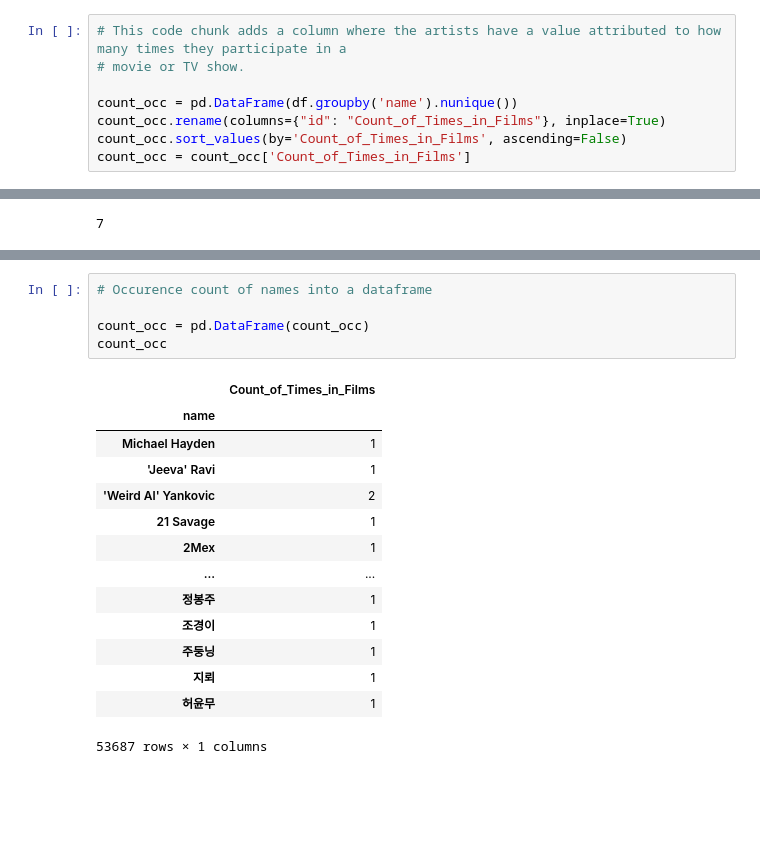
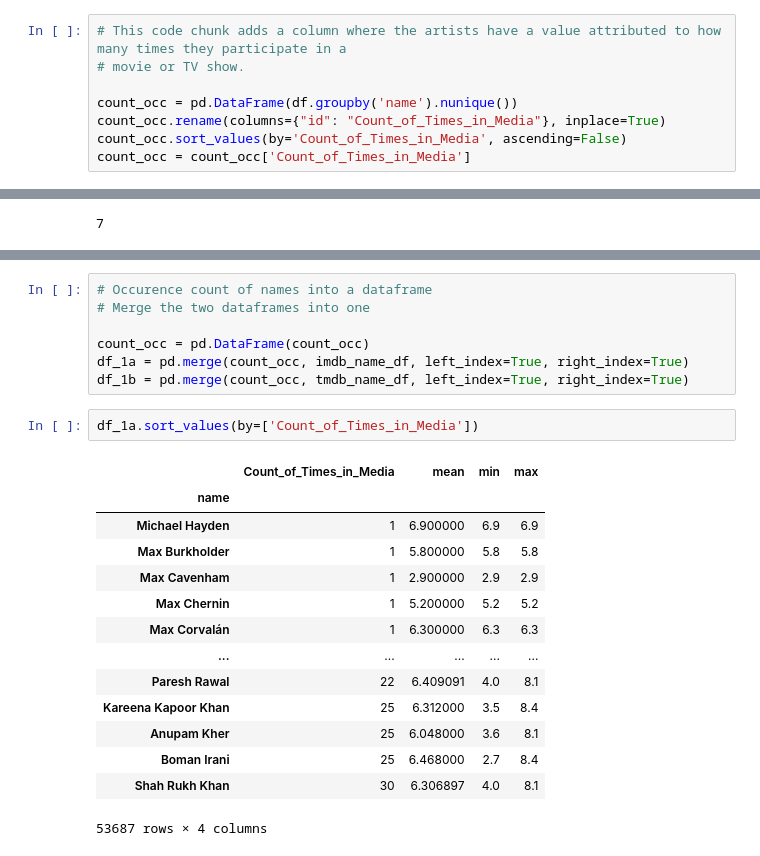
Before and after one commit to lukeonyw/netflix-analysis, a Jupyter notebook: netflix-analysis/Netflix Analysis.ipynb, the cells around one changed output, grey strips where cells are left out. Cells and saved outputs as stored; diff of their text form; blank space fills up the shorter version.

```diff
--- a/netflix-analysis/Netflix Analysis.ipynb
+++ b/netflix-analysis/Netflix Analysis.ipynb
@@ -146,9 +148,9 @@ df[df['name']=="Tom Hanks"]
 # movie or TV show.
 
 count_occ = pd.DataFrame(df.groupby('name').nunique())
-count_occ.rename(columns={"id": "Count_of_Times_in_Films"}, inplace=True)
-count_occ.sort_values(by='Count_of_Times_in_Films', ascending=False)
-count_occ = count_occ['Count_of_Times_in_Films']
+count_occ.rename(columns={"id": "Count_of_Times_in_Media"}, inplace=True)
+count_occ.sort_values(by='Count_of_Times_in_Media', ascending=False)
+count_occ = count_occ['Count_of_Times_in_Media']
 # %%
 # This works!
 
@@ -158,20 +177,24 @@ count_occ.loc['Tom Hanks']
 # %%
 # Occurence count of names into a dataframe
+# Merge the two dataframes into one
 
 count_occ = pd.DataFrame(count_occ)
-count_occ
+df_1a = pd.merge(count_occ, imdb_name_df, left_index=True, right_index=True)
+df_1b = pd.merge(count_occ, tmdb_name_df, left_index=True, right_index=True)
-# %% [output]
-|  | Count_of_Times_in_Films |
-| name |  |
-| Michael Hayden | 1 |
-| 'Jeeva' Ravi | 1 |
-| 'Weird Al' Yankovic | 2 |
-| 21 Savage | 1 |
-| 2Mex | 1 |
-| ... | ... |
-| 정봉주 | 1 |
-| 조경이 | 1 |
-| 주둥닝 | 1 |
-| 지뢰 | 1 |
-| 허윤무 | 1 |
-53687 rows × 1 columns
+# %%
+df_1a.sort_values(by=['Count_of_Times_in_Media'])
+# %% [output]
+|  | Count_of_Times_in_Media | mean | min | max |
+| name |  |  |  |  |
+| Michael Hayden | 1 | 6.900000 | 6.9 | 6.9 |
+| Max Burkholder | 1 | 5.800000 | 5.8 | 5.8 |
+| Max Cavenham | 1 | 2.900000 | 2.9 | 2.9 |
+| Max Chernin | 1 | 5.200000 | 5.2 | 5.2 |
+| Max Corvalán | 1 | 6.300000 | 6.3 | 6.3 |
+| ... | ... | ... | ... | ... |
+| Paresh Rawal | 22 | 6.409091 | 4.0 | 8.1 |
+| Kareena Kapoor Khan | 25 | 6.312000 | 3.5 | 8.4 |
+| Anupam Kher | 25 | 6.048000 | 3.6 | 8.1 |
+| Boman Irani | 25 | 6.468000 | 2.7 | 8.4 |
+| Shah Rukh Khan | 30 | 6.306897 | 4.0 | 8.1 |
+53687 rows × 4 columns
```
Also changed, not shown: parts of 9 cells of this notebook.
